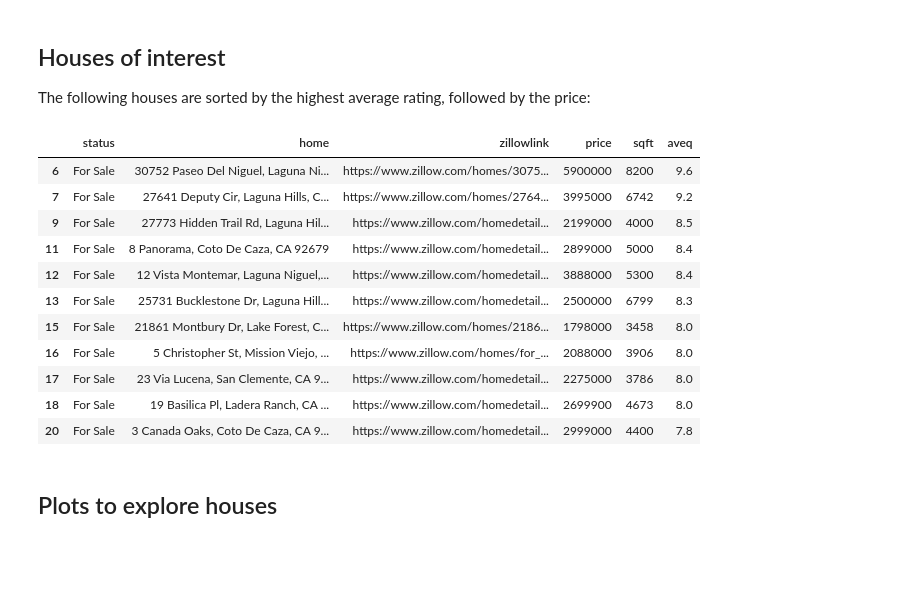
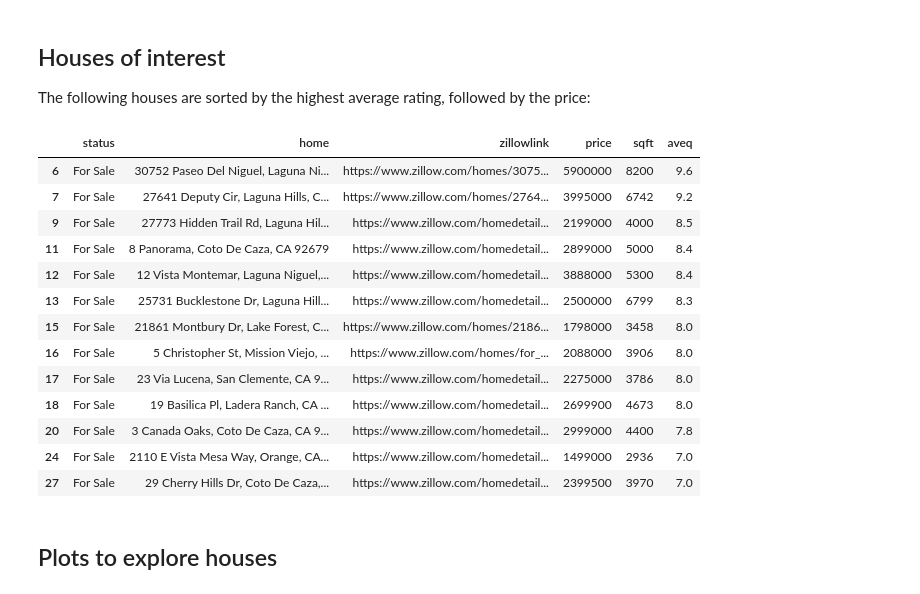
Before and after one commit to dylanwalker/thoughts, a Jupyter notebook: _notebooks/2022-01-02-HouseSearch2021.ipynb, the cells around one changed output. Saved outputs shown, nothing was run; the diff lists cells and outputs as text; code cells hidden in the pictures; blank space fills up the shorter version.

```diff
--- a/_notebooks/2022-01-02-HouseSearch2021.ipynb
+++ b/_notebooks/2022-01-02-HouseSearch2021.ipynb
@@ -99,21 +100,23 @@ The following houses are sorted by the highest average rating, followed by the p
 # %%
 #hide_input
 # Filter only For Sale with high ratings
 
-hdf.loc[(hdf.status=="For Sale")&(hdf.aveq>7),["status","home","zillowlink","price","sqft","aveq"]]
+hdf.loc[(hdf.status=="For Sale")&(hdf.aveq>=7),["status","home","zillowlink","price","sqft","aveq"]].head(20)
 # %% [output]
 |  | status | home | zillowlink | price | sqft | aveq |
 | 6 | For Sale | 30752 Paseo Del Niguel, Laguna Ni... | https://www.zillow.com/homes/3075... | 5900000 | 8200 | 9.6 |
 | 7 | For Sale | 27641 Deputy Cir, Laguna Hills, C... | https://www.zillow.com/homes/2764... | 3995000 | 6742 | 9.2 |
 | 9 | For Sale | 27773 Hidden Trail Rd, Laguna Hil... | https://www.zillow.com/homedetail... | 2199000 | 4000 | 8.5 |
 | 11 | For Sale | 8 Panorama, Coto De Caza, CA 92679 | https://www.zillow.com/homedetail... | 2899000 | 5000 | 8.4 |
 | 12 | For Sale | 12 Vista Montemar, Laguna Niguel,... | https://www.zillow.com/homedetail... | 3888000 | 5300 | 8.4 |
 | 13 | For Sale | 25731 Bucklestone Dr, Laguna Hill... | https://www.zillow.com/homedetail... | 2500000 | 6799 | 8.3 |
 | 15 | For Sale | 21861 Montbury Dr, Lake Forest, C... | https://www.zillow.com/homes/2186... | 1798000 | 3458 | 8.0 |
 | 16 | For Sale | 5 Christopher St, Mission Viejo, ... | https://www.zillow.com/homes/for_... | 2088000 | 3906 | 8.0 |
 | 17 | For Sale | 23 Via Lucena, San Clemente, CA 9... | https://www.zillow.com/homedetail... | 2275000 | 3786 | 8.0 |
 | 18 | For Sale | 19 Basilica Pl, Ladera Ranch, CA ... | https://www.zillow.com/homedetail... | 2699900 | 4673 | 8.0 |
 | 20 | For Sale | 3 Canada Oaks, Coto De Caza, CA 9... | https://www.zillow.com/homedetail... | 2999000 | 4400 | 7.8 |
+| 24 | For Sale | 2110 E Vista Mesa Way, Orange, CA... | https://www.zillow.com/homedetail... | 1499000 | 2936 | 7.0 |
+| 27 | For Sale | 29 Cherry Hills Dr, Coto De Caza,... | https://www.zillow.com/homedetail... | 2399500 | 3970 | 7.0 |
 # %% [markdown]
 ## Plots to explore houses
 # %% [markdown]
```
Also changed, not shown: parts of 1 cell of this notebook.
